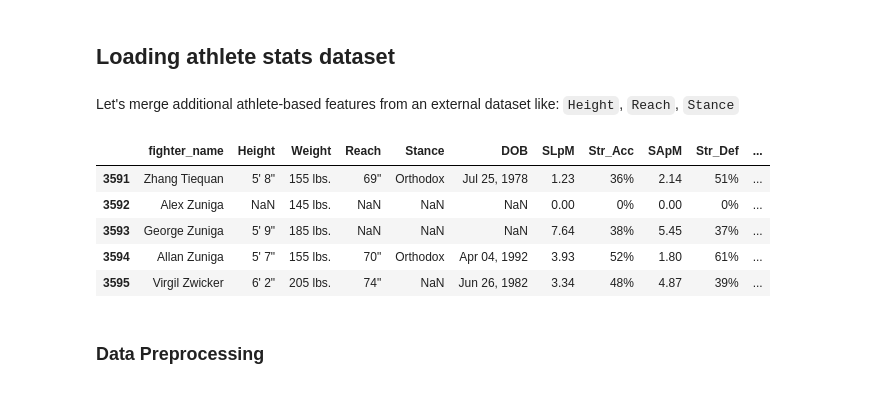
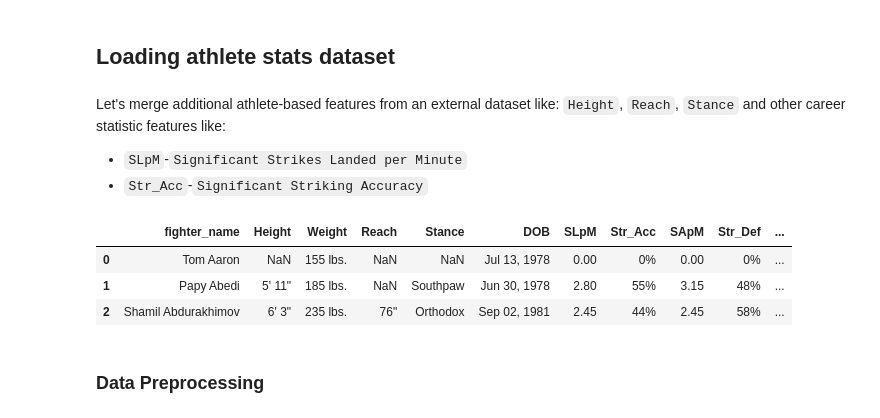
Before and after one commit to komaksym/UFC-DataLab, a Jupyter notebook: data/src/clean_data.ipynb, the cells around one changed output. Cells and saved outputs as stored; diff of their text form; code cells hidden in the pictures.

```diff
--- a/data/src/clean_data.ipynb
+++ b/data/src/clean_data.ipynb
@@ -142,18 +139,18 @@ Too long and too many features to look at, we will make the names shorter and ma
 # %% [markdown]
 ## Loading athlete stats dataset
 # %% [markdown]
-Let's merge additional athlete-based features from an external dataset like: `Height`, `Reach`, `Stance`
+Let's merge additional athlete-based features from an external dataset like: `Height`, `Reach`, `Stance` and other career statistic features like:
+* `SLpM`-`Significant Strikes Landed per Minute`
+* `Str_Acc`-`Significant Striking Accuracy`
 # %%
 # External dataset
 athlete_stats = pd.read_csv("../external_data/raw_fighter_details.csv", sep=",")
-athlete_stats.tail()
+athlete_stats.head(3)
 # %% [output]
 |  | fighter_name | Height | Weight | Reach | Stance | DOB | SLpM | Str_Acc | SApM | Str_Def | ... |
-| 3591 | Zhang Tiequan | 5' 8" | 155 lbs. | 69" | Orthodox | Jul 25, 1978 | 1.23 | 36% | 2.14 | 51% | ... |
-| 3592 | Alex Zuniga | NaN | 145 lbs. | NaN | NaN | NaN | 0.00 | 0% | 0.00 | 0% | ... |
-| 3593 | George Zuniga | 5' 9" | 185 lbs. | NaN | NaN | NaN | 7.64 | 38% | 5.45 | 37% | ... |
-| 3594 | Allan Zuniga | 5' 7" | 155 lbs. | 70" | Orthodox | Apr 04, 1992 | 3.93 | 52% | 1.80 | 61% | ... |
-| 3595 | Virgil Zwicker | 6' 2" | 205 lbs. | 74" | NaN | Jun 26, 1982 | 3.34 | 48% | 4.87 | 39% | ... |
+| 0 | Tom Aaron | NaN | 155 lbs. | NaN | NaN | Jul 13, 1978 | 0.00 | 0% | 0.00 | 0% | ... |
+| 1 | Papy Abedi | 5' 11" | 185 lbs. | NaN | Southpaw | Jun 30, 1978 | 2.80 | 55% | 3.15 | 48% | ... |
+| 2 | Shamil Abdurakhimov | 6' 3" | 235 lbs. | 76" | Orthodox | Sep 02, 1981 | 2.45 | 44% | 2.45 | 58% | ... |
 # %% [markdown]
 ### Data Preprocessing
 # %% [markdown]
```
Also changed, not shown: parts of 25 cells of this notebook.
